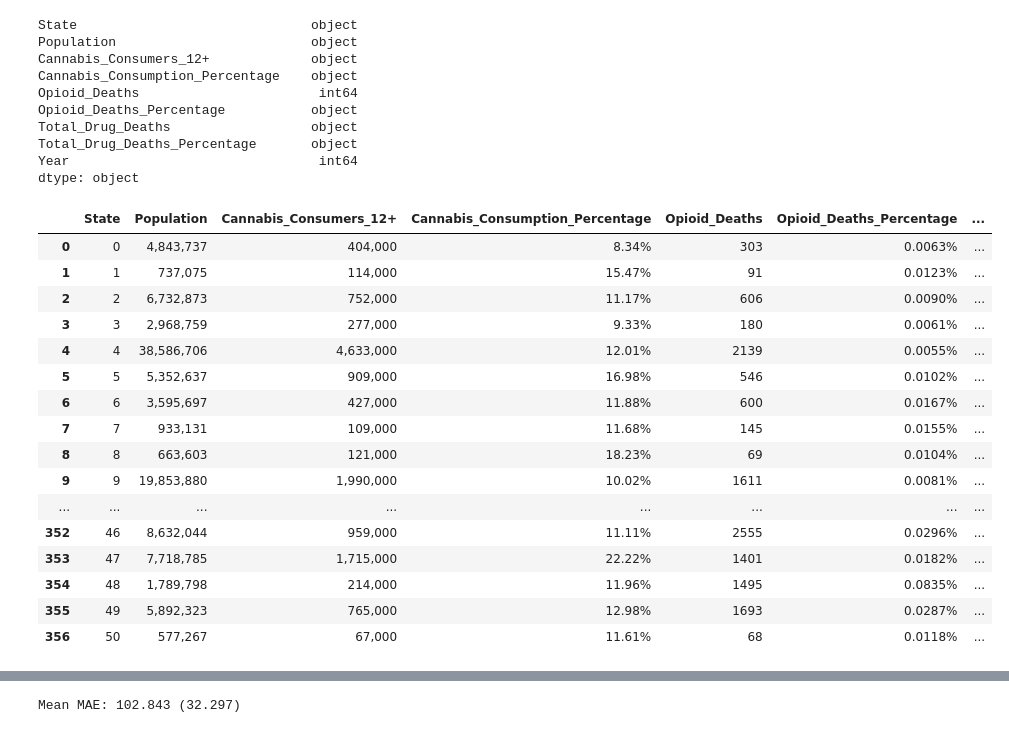
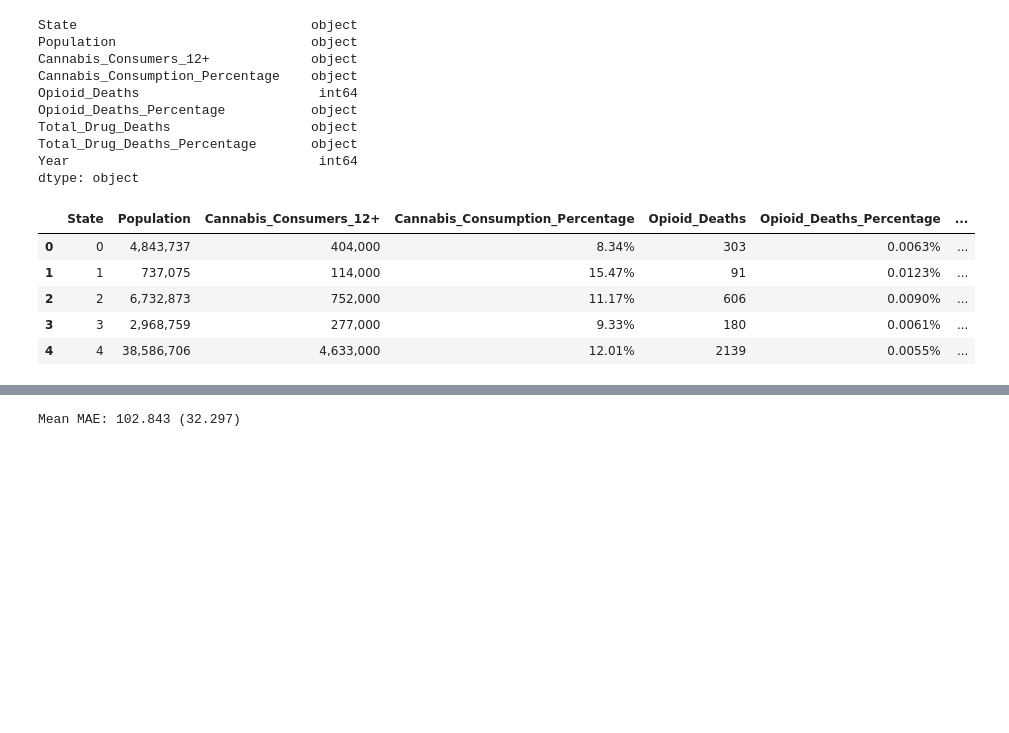
Before and after one commit to JohnWLandeen/Group_Project, a Jupyter notebook: XGBoost_revised_percap_set.ipynb, the cells around one changed output, grey strips where cells are left out. Cells and saved outputs as stored; diff of their text form; code cells hidden in the pictures; blank space fills up the shorter version.

Commit message:
minimized data display to headings

```diff
--- a/XGBoost_revised_percap_set.ipynb
+++ b/XGBoost_revised_percap_set.ipynb
@@ -91,23 +80,12 @@ dtype: object
 # %%
 # Label encoding
 le = preprocessing.LabelEncoder()
 data.State = le.fit_transform(data.State)
-data
+data.head()
 # %% [output]
 |  | State | Population | Cannabis_Consumers_12+ | Cannabis_Consumption_Percentage | Opioid_Deaths | Opioid_Deaths_Percentage | ... |
 | 0 | 0 | 4,843,737 | 404,000 | 8.34% | 303 | 0.0063% | ... |
 | 1 | 1 | 737,075 | 114,000 | 15.47% | 91 | 0.0123% | ... |
 | 2 | 2 | 6,732,873 | 752,000 | 11.17% | 606 | 0.0090% | ... |
 | 3 | 3 | 2,968,759 | 277,000 | 9.33% | 180 | 0.0061% | ... |
 | 4 | 4 | 38,586,706 | 4,633,000 | 12.01% | 2139 | 0.0055% | ... |
-| 5 | 5 | 5,352,637 | 909,000 | 16.98% | 546 | 0.0102% | ... |
-| 6 | 6 | 3,595,697 | 427,000 | 11.88% | 600 | 0.0167% | ... |
-| 7 | 7 | 933,131 | 109,000 | 11.68% | 145 | 0.0155% | ... |
-| 8 | 8 | 663,603 | 121,000 | 18.23% | 69 | 0.0104% | ... |
-| 9 | 9 | 19,853,880 | 1,990,000 | 10.02% | 1611 | 0.0081% | ... |
-| ... | ... | ... | ... | ... | ... | ... | ... |
-| 352 | 46 | 8,632,044 | 959,000 | 11.11% | 2555 | 0.0296% | ... |
-| 353 | 47 | 7,718,785 | 1,715,000 | 22.22% | 1401 | 0.0182% | ... |
-| 354 | 48 | 1,789,798 | 214,000 | 11.96% | 1495 | 0.0835% | ... |
-| 355 | 49 | 5,892,323 | 765,000 | 12.98% | 1693 | 0.0287% | ... |
-| 356 | 50 | 577,267 | 67,000 | 11.61% | 68 | 0.0118% | ... |
```
Also changed, not shown: parts of 22 cells of this notebook.
